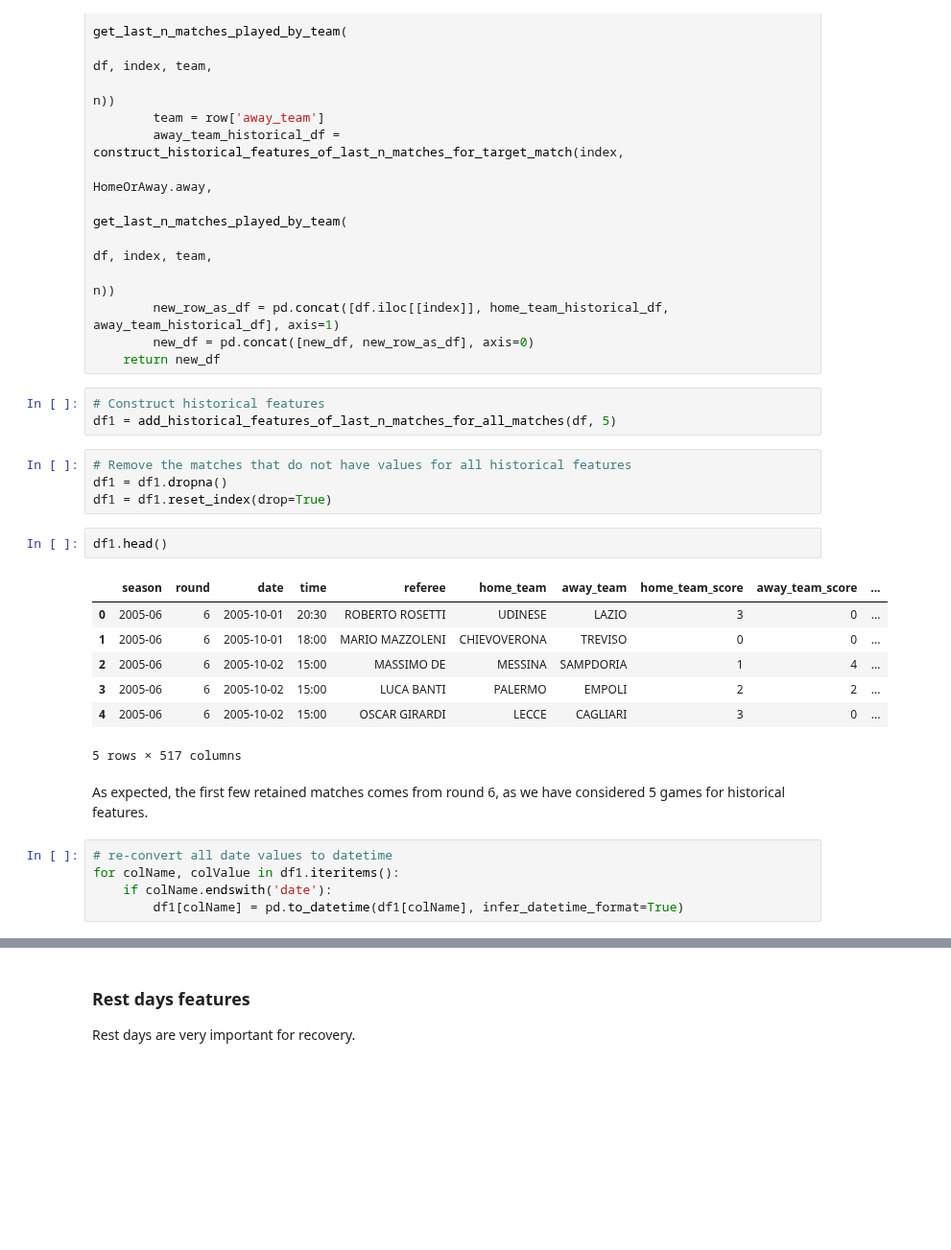
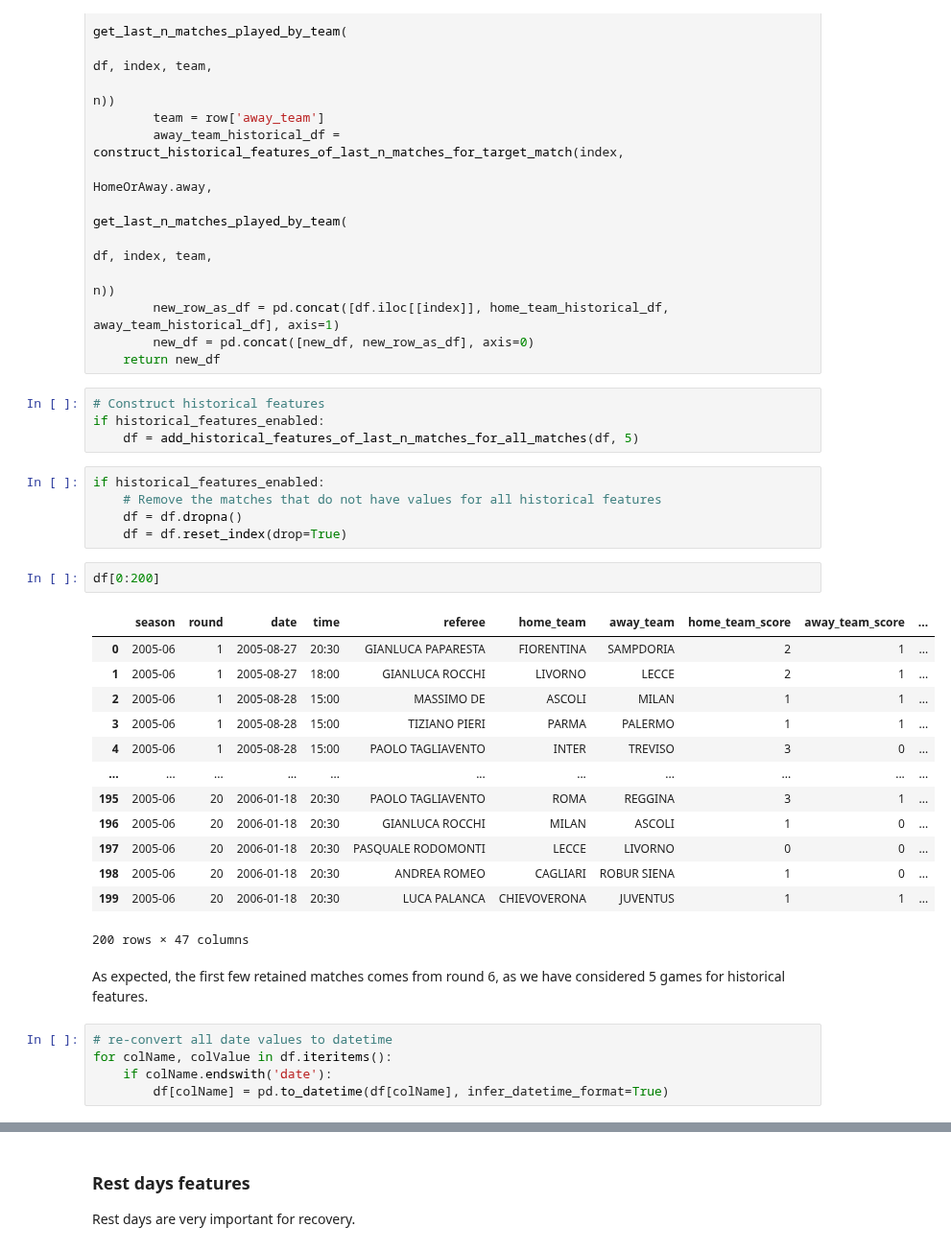
Before and after one commit to davnig/football-match-results-prediction, a Jupyter notebook: main.ipynb, the cells around one changed output, grey strips where cells are left out. Shown at 96% size. Cells and saved outputs as stored; diff of their text form; blank space fills up the shorter version.

```diff
--- a/main.ipynb
+++ b/main.ipynb
@@ -157,26 +159,34 @@ def add_historical_features_of_last_n_matches_for_all_matches(df: pd.DataFrame,
     return new_df
 # %%
 # Construct historical features
-df1 = add_historical_features_of_last_n_matches_for_all_matches(df, 5)
+if historical_features_enabled:
+    df = add_historical_features_of_last_n_matches_for_all_matches(df, 5)
 # %%
-# Remove the matches that do not have values for all historical features
-df1 = df1.dropna()
-df1 = df1.reset_index(drop=True)
+if historical_features_enabled:
+    # Remove the matches that do not have values for all historical features
+    df = df.dropna()
+    df = df.reset_index(drop=True)
-# %%
-df1.head()
-# %% [output]
-|  | season | round | date | time | referee | home_team | away_team | home_team_score | away_team_score | ... |
-| 0 | 2005-06 | 6 | 2005-10-01 | 20:30 | ROBERTO ROSETTI | UDINESE | LAZIO | 3 | 0 | ... |
-| 1 | 2005-06 | 6 | 2005-10-01 | 18:00 | MARIO MAZZOLENI | CHIEVOVERONA | TREVISO | 0 | 0 | ... |
-| 2 | 2005-06 | 6 | 2005-10-02 | 15:00 | MASSIMO DE | MESSINA | SAMPDORIA | 1 | 4 | ... |
-| 3 | 2005-06 | 6 | 2005-10-02 | 15:00 | LUCA BANTI | PALERMO | EMPOLI | 2 | 2 | ... |
-| 4 | 2005-06 | 6 | 2005-10-02 | 15:00 | OSCAR GIRARDI | LECCE | CAGLIARI | 3 | 0 | ... |
-5 rows × 517 columns
+# %%
+df[0:200]
+# %% [output]
+|  | season | round | date | time | referee | home_team | away_team | home_team_score | away_team_score | ... |
+| 0 | 2005-06 | 1 | 2005-08-27 | 20:30 | GIANLUCA PAPARESTA | FIORENTINA | SAMPDORIA | 2 | 1 | ... |
+| 1 | 2005-06 | 1 | 2005-08-27 | 18:00 | GIANLUCA ROCCHI | LIVORNO | LECCE | 2 | 1 | ... |
+| 2 | 2005-06 | 1 | 2005-08-28 | 15:00 | MASSIMO DE | ASCOLI | MILAN | 1 | 1 | ... |
+| 3 | 2005-06 | 1 | 2005-08-28 | 15:00 | TIZIANO PIERI | PARMA | PALERMO | 1 | 1 | ... |
+| 4 | 2005-06 | 1 | 2005-08-28 | 15:00 | PAOLO TAGLIAVENTO | INTER | TREVISO | 3 | 0 | ... |
+| ... | ... | ... | ... | ... | ... | ... | ... | ... | ... | ... |
+| 195 | 2005-06 | 20 | 2006-01-18 | 20:30 | PAOLO TAGLIAVENTO | ROMA | REGGINA | 3 | 1 | ... |
+| 196 | 2005-06 | 20 | 2006-01-18 | 20:30 | GIANLUCA ROCCHI | MILAN | ASCOLI | 1 | 0 | ... |
+| 197 | 2005-06 | 20 | 2006-01-18 | 20:30 | PASQUALE RODOMONTI | LECCE | LIVORNO | 0 | 0 | ... |
+| 198 | 2005-06 | 20 | 2006-01-18 | 20:30 | ANDREA ROMEO | CAGLIARI | ROBUR SIENA | 1 | 0 | ... |
+| 199 | 2005-06 | 20 | 2006-01-18 | 20:30 | LUCA PALANCA | CHIEVOVERONA | JUVENTUS | 1 | 1 | ... |
+200 rows × 47 columns
 # %% [markdown]
 As expected, the first few retained matches comes from round 6, as we have considered 5 games for historical features.
 # %%
 # re-convert all date values to datetime
-for colName, colValue in df1.iteritems():
+for colName, colValue in df.iteritems():
     if colName.endswith('date'):
-        df1[colName] = pd.to_datetime(df1[colName], infer_datetime_format=True)
+        df[colName] = pd.to_datetime(df[colName], infer_datetime_format=True)
 # %%
```
Also changed, not shown: parts of 24 cells of this notebook.
